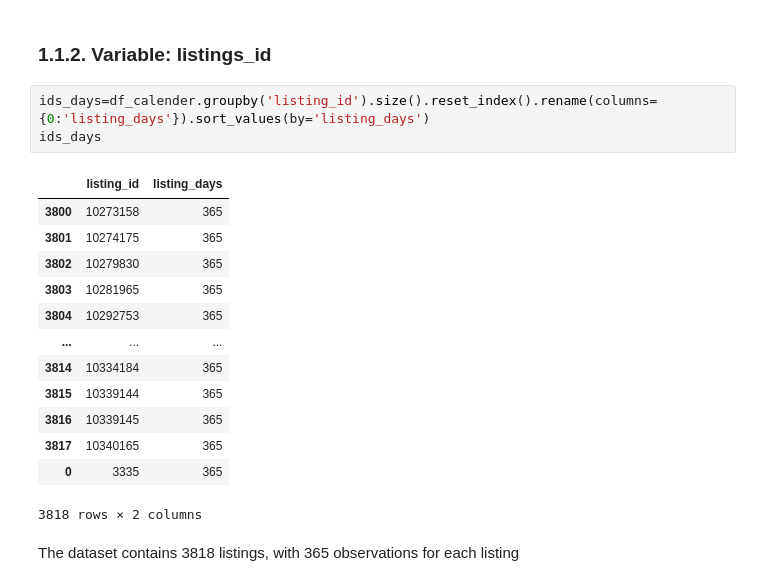
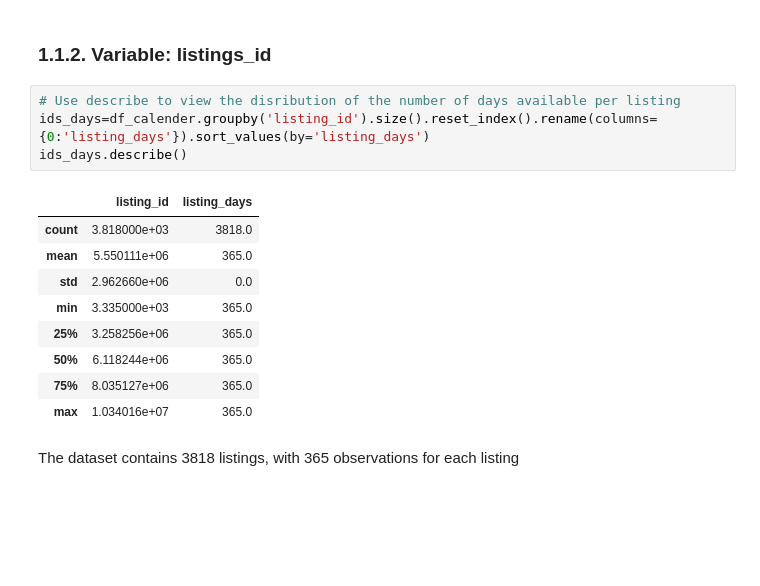
Before and after one commit to MvKorveen/Airbnb_project_Udacity, a Jupyter notebook: airbnb_project.ipynb, the cells around one changed output. Cells and saved outputs as stored; diff of their text form; blank space fills up the shorter version.

```diff
--- a/airbnb_project.ipynb
+++ b/airbnb_project.ipynb
@@ -264,22 +317,19 @@ The number of variables with missing data in the dataset are 0 out of 3
 # %% [markdown]
 ### 1.1.2. Variable: listings_id
 # %%
+# Use describe to view the disribution of the number of days available per listing
 ids_days=df_calender.groupby('listing_id').size().reset_index().rename(columns={0:'listing_days'}).sort_values(by='listing_days')
-ids_days
+ids_days.describe()
 # %% [output]
 |  | listing_id | listing_days |
-| 3800 | 10273158 | 365 |
-| 3801 | 10274175 | 365 |
-| 3802 | 10279830 | 365 |
-| 3803 | 10281965 | 365 |
-| 3804 | 10292753 | 365 |
-| ... | ... | ... |
-| 3814 | 10334184 | 365 |
-| 3815 | 10339144 | 365 |
-| 3816 | 10339145 | 365 |
-| 3817 | 10340165 | 365 |
-| 0 | 3335 | 365 |
+| count | 3.818000e+03 | 3818.0 |
+| mean | 5.550111e+06 | 365.0 |
+| std | 2.962660e+06 | 0.0 |
+| min | 3.335000e+03 | 365.0 |
+| 25% | 3.258256e+06 | 365.0 |
+| 50% | 6.118244e+06 | 365.0 |
+| 75% | 8.035127e+06 | 365.0 |
+| max | 1.034016e+07 | 365.0 |
-3818 rows × 2 columns
 # %% [markdown]
 The dataset contains 3818 listings, with 365 observations for each listing
 # %% [markdown]
```
Also changed, not shown: parts of 56 cells of this notebook, 1 other file.
